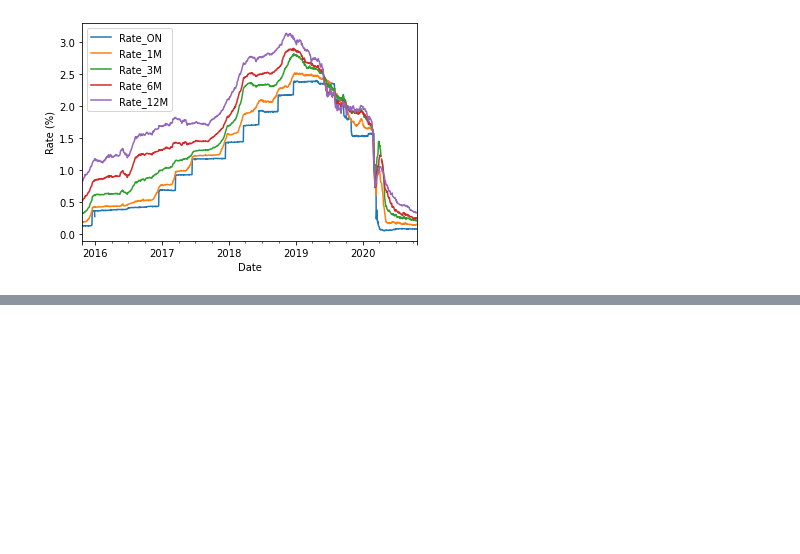
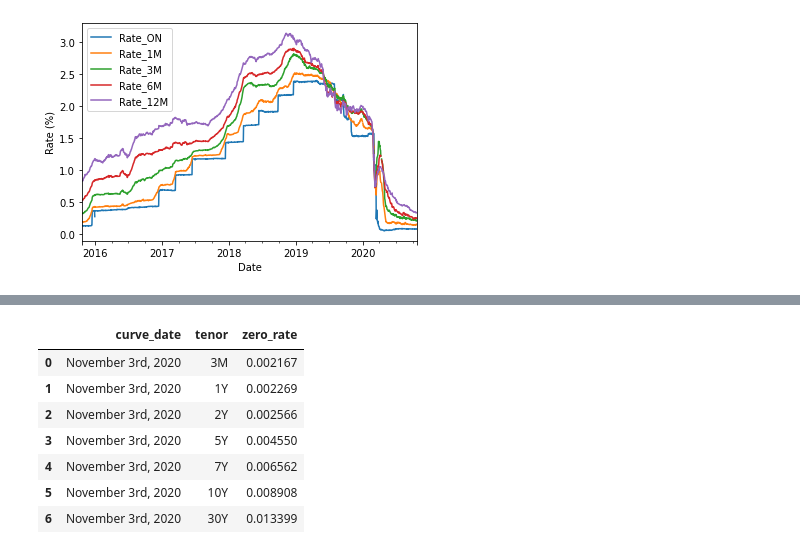
Before and after one commit to WillemJan9519/SPFDM1, a Jupyter notebook: SPFDM 1.ipynb, the cells around one changed output, grey strips where cells are left out. Cells and saved outputs as stored; diff of their text form; code cells hidden in the pictures; blank space fills up the shorter version.

```diff
--- a/SPFDM 1.ipynb
+++ b/SPFDM 1.ipynb
@@ -89,0 +171,44 @@ Name: 1-Year, dtype: float64
+# %%
+import pandas as pd
+import QuantLib as ql
+
+data = [{'Date': '2020-11-03','3M':0.21650, '1Y': 0.23, '2Y': 0.26, '5Y':  0.46, '7Y': 0.66, '10Y': 0.89, '30Y': 1.31}]
+
+calendar = ql.UnitedStates()
+zeros = []
+deposits = ['3M']
+swaps = ['1Y', '2Y', '5Y', '7Y', '10Y', '30Y']
+for row in data:
+    # Build Curve for the date
+    curve_date = ql.Date(row['Date'][:10], '%Y-%m-%d')
+    ql.Settings.instance().evaluationDate = curve_date
+    spot_date = calendar.advance(curve_date, 2, ql.Days)
+    helpers = ql.RateHelperVector()
+    for tenor in deposits:
+        index = ql.USDLibor(ql.Period(tenor))
+        helpers.append(
+            ql.DepositRateHelper(row[tenor] / 100, index)
+        )
+    for tenor in swaps:
+        swap_index = ql.UsdLiborSwapIsdaFixAm(ql.Period(tenor))
+        helpers.append(
+            ql.SwapRateHelper(row[tenor] / 100, swap_index)
+        )
+    curve = ql.PiecewiseCubicZero(curve_date, helpers, ql.Actual360())
+
+    # Get Zero Rates
+    for tenor in deposits + swaps:
+        date = calendar.advance(spot_date, ql.Period(tenor))
+        rate = curve.zeroRate(date, ql.Actual360(), ql.Compounded, ql.Annual).rate()
+        zeros.append({ 'curve_date': curve_date, 'tenor': tenor, 'zero_rate': rate})
+
+pd.DataFrame(zeros)
+# %% [output]
+|  | curve_date | tenor | zero_rate |
+| 0 | November 3rd, 2020 | 3M | 0.002167 |
+| 1 | November 3rd, 2020 | 1Y | 0.002269 |
+| 2 | November 3rd, 2020 | 2Y | 0.002566 |
+| 3 | November 3rd, 2020 | 5Y | 0.004550 |
+| 4 | November 3rd, 2020 | 7Y | 0.006562 |
+| 5 | November 3rd, 2020 | 10Y | 0.008908 |
+| 6 | November 3rd, 2020 | 30Y | 0.013399 |
```
Also changed, not shown: parts of 7 cells of this notebook.
